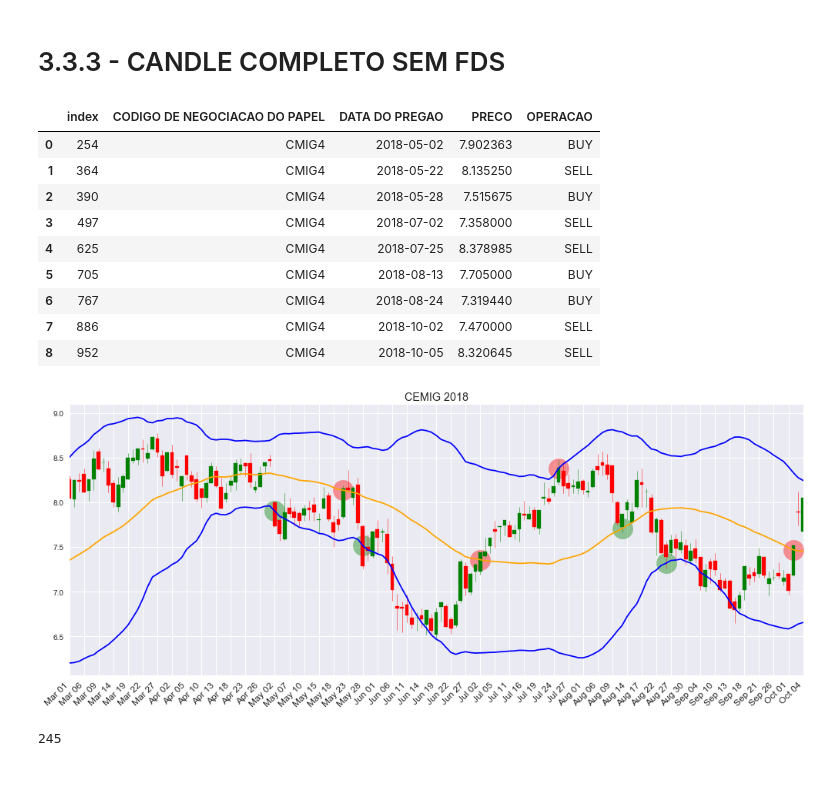
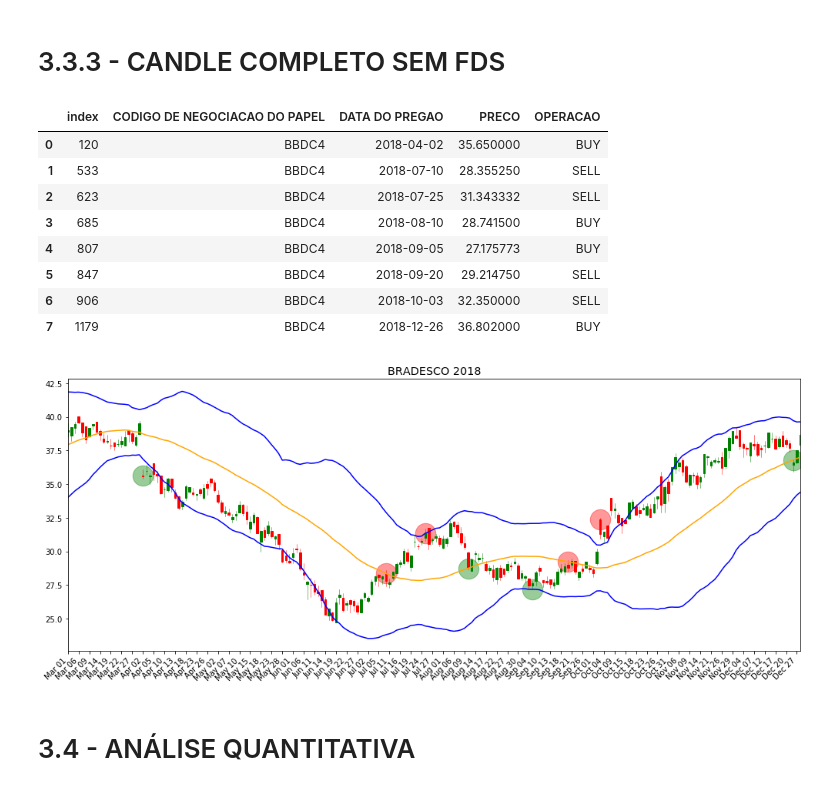
Before and after one commit to RodrigoCalderano/DOM-BOT, a Jupyter notebook: Jupyter/PandasHandler.ipynb, the cells around one changed output. Saved outputs shown, nothing was run; the diff lists cells and outputs as text; code cells hidden in the pictures.

```diff
--- a/Jupyter/PandasHandler.ipynb
+++ b/Jupyter/PandasHandler.ipynb
@@ -370,27 +357,26 @@ df['DATA DO PREGAO'] = df['DATA DO PREGAO'].apply(lambda name: int(name) )
 save_dir = 'BACK_TEST/BollingerBand'
 df.to_csv(save_dir,index=False)
 orders_df = pd.read_csv('BACK_TEST/BollingerBand', parse_dates=['DATA DO PREGAO'])
-orders_df = orders_df[df['CODIGO DE NEGOCIACAO DO PAPEL'] == 'CMIG4'].reset_index()
+orders_df = orders_df[df['CODIGO DE NEGOCIACAO DO PAPEL'] == 'BBDC4'].reset_index()
 orders_df
 # %% [output]
 |  | index | CODIGO DE NEGOCIACAO DO PAPEL | DATA DO PREGAO | PRECO | OPERACAO |
-| 0 | 254 | CMIG4 | 2018-05-02 | 7.902363 | BUY |
-| 1 | 364 | CMIG4 | 2018-05-22 | 8.135250 | SELL |
-| 2 | 390 | CMIG4 | 2018-05-28 | 7.515675 | BUY |
-| 3 | 497 | CMIG4 | 2018-07-02 | 7.358000 | SELL |
-| 4 | 625 | CMIG4 | 2018-07-25 | 8.378985 | SELL |
-| 5 | 705 | CMIG4 | 2018-08-13 | 7.705000 | BUY |
-| 6 | 767 | CMIG4 | 2018-08-24 | 7.319440 | BUY |
-| 7 | 886 | CMIG4 | 2018-10-02 | 7.470000 | SELL |
-| 8 | 952 | CMIG4 | 2018-10-05 | 8.320645 | SELL |
+| 0 | 120 | BBDC4 | 2018-04-02 | 35.650000 | BUY |
+| 1 | 533 | BBDC4 | 2018-07-10 | 28.355250 | SELL |
+| 2 | 623 | BBDC4 | 2018-07-25 | 31.343332 | SELL |
+| 3 | 685 | BBDC4 | 2018-08-10 | 28.741500 | BUY |
+| 4 | 807 | BBDC4 | 2018-09-05 | 27.175773 | BUY |
+| 5 | 847 | BBDC4 | 2018-09-20 | 29.214750 | SELL |
+| 6 | 906 | BBDC4 | 2018-10-03 | 32.350000 | SELL |
+| 7 | 1179 | BBDC4 | 2018-12-26 | 36.802000 | BUY |
 # %%
 # Pegando os dados
-stock = pd.read_csv('HISTORICO_2018/CMIG4_2018', index_col = 'DATA DO PREGAO', parse_dates=True)
+stock = pd.read_csv('HISTORICO_2018/BBDC4_2018', index_col = 'DATA DO PREGAO', parse_dates=True)
 stock['date_ax'] = stock.index
 stock['date_ax'] = stock['date_ax'].apply(lambda date: date2num(date))
 
 # Intervalo desejado
-stock = stock.loc['2018-03-01' : '2018-10-04'].reset_index()
+stock = stock.loc['2018-03-01' : '2018-12-28'].reset_index()
 
 candle_values = [tuple(vals) for vals in stock[['date_ax', 'PRECO DE ABERTURA', 'PRECO MAXIMO', 'PRECO MINIMO', 'PRECO FECHAMENTO']].values]
 # %%
@@ -401,7 +387,7 @@ fig, ax = plt.subplots(ncols=1, figsize=(14, 6))
 # Parâmetros pro candle plot
 fmt='%b %d'
 freq=3
-width=0.75
+width=0.55
 ohlc_data = candle_values
 
 # Remover Final de Semana
@@ -435,37 +421,34 @@ ax.plot(ohlc_data_arr2[:,0],stock['MA_40'], color = "orange")
 ax.plot(ohlc_data_arr2[:,0],stock['BANDA_1_40 SUPERIOR'], color = "blue")
 ax.plot(ohlc_data_arr2[:,0],stock['BANDA_1_40 INFERIOR'], color = "blue")
 
 # Formating
 ax.set_xticks(ndays[::freq])
-ax.set_xticklabels(date_strings[::freq], rotation=45, ha='right', fontsize='large')
+ax.set_xticklabels(date_strings[::freq], rotation=45, ha='right', fontsize='medium')
 ax.set_xlim(ndays.min(), ndays.max())
 ax.set_title(stock['NOME RESUMIDO DA EMPRESA EMISSORA'].iloc[0] + " 2018")
 plt.tight_layout()
 plt.grid()
 
 # Adjusting order index
 new_order_id = []
 order_id = 0
 for each in range(len(stock)):
     if orders_df['DATA DO PREGAO'].iloc[order_id] == stock['DATA DO PREGAO'].iloc[each]:
         new_order_id.append(each)
         order_id = order_id + 1
     if order_id >= len(orders_df):
         break
 
 
 # Plot ordens
 
 for each_order in range(len(new_order_id)):
     if orders_df['OPERACAO'].iloc[each_order] == 'SELL':
         cor = 'red'
     else:
         cor = 'green'
     ax.scatter(new_order_id[each_order],orders_df['PRECO'].iloc[each_order], s=700, c=cor, alpha=.4)
 # %% [output]
-[figure, old version]
+[figure, new version]
-# %%
-stock = pd.read_csv('HISTORICO_2018/PETR4_2018', index_col = 'DATA DO PREGAO', parse_dates=True)
-len(stock)
-# %% [output]
-245
+# %% [markdown]
+# 3.4 - ANÁLISE QUANTITATIVA
```
Also changed, not shown: parts of 13 cells of this notebook, 2 other files.
